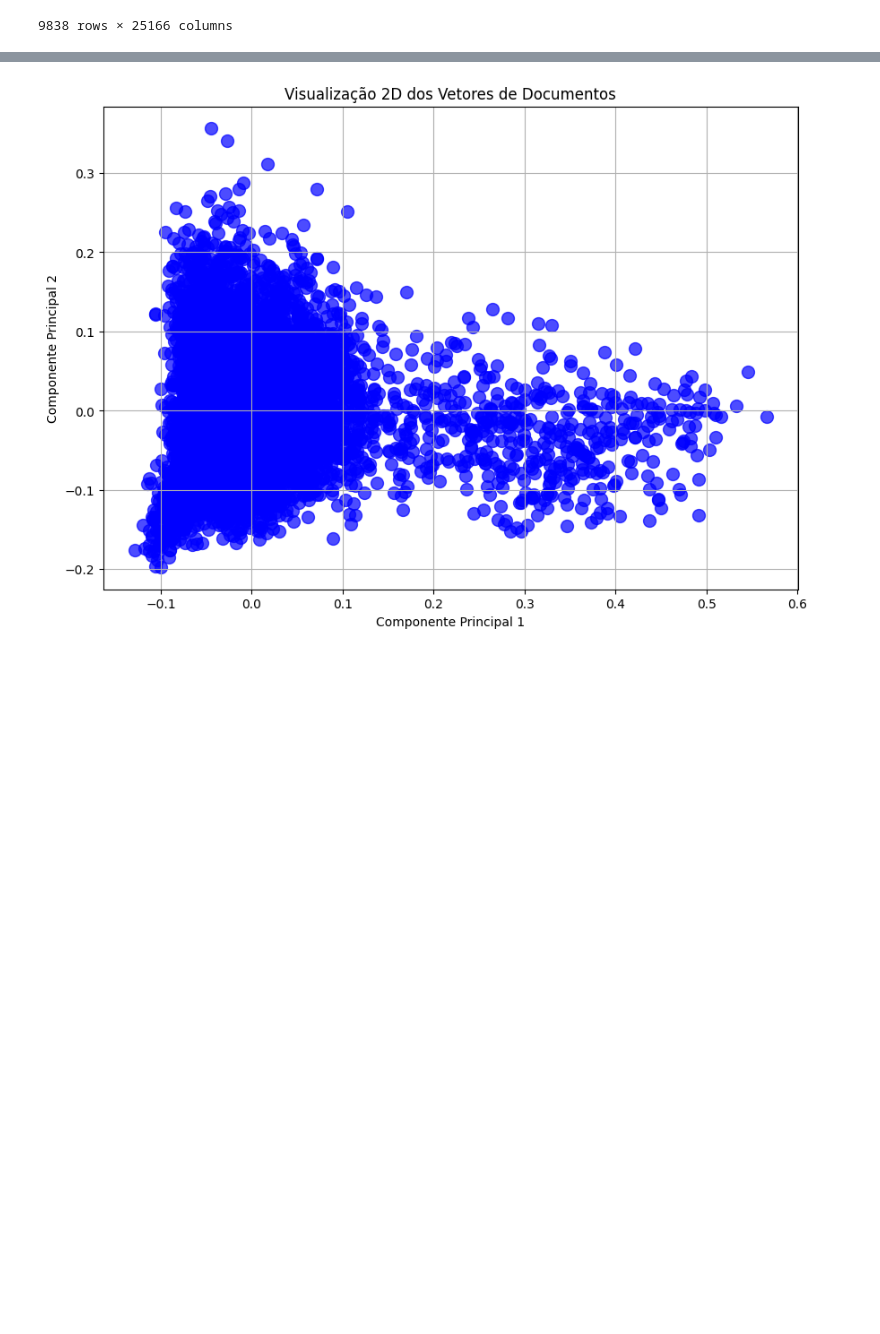
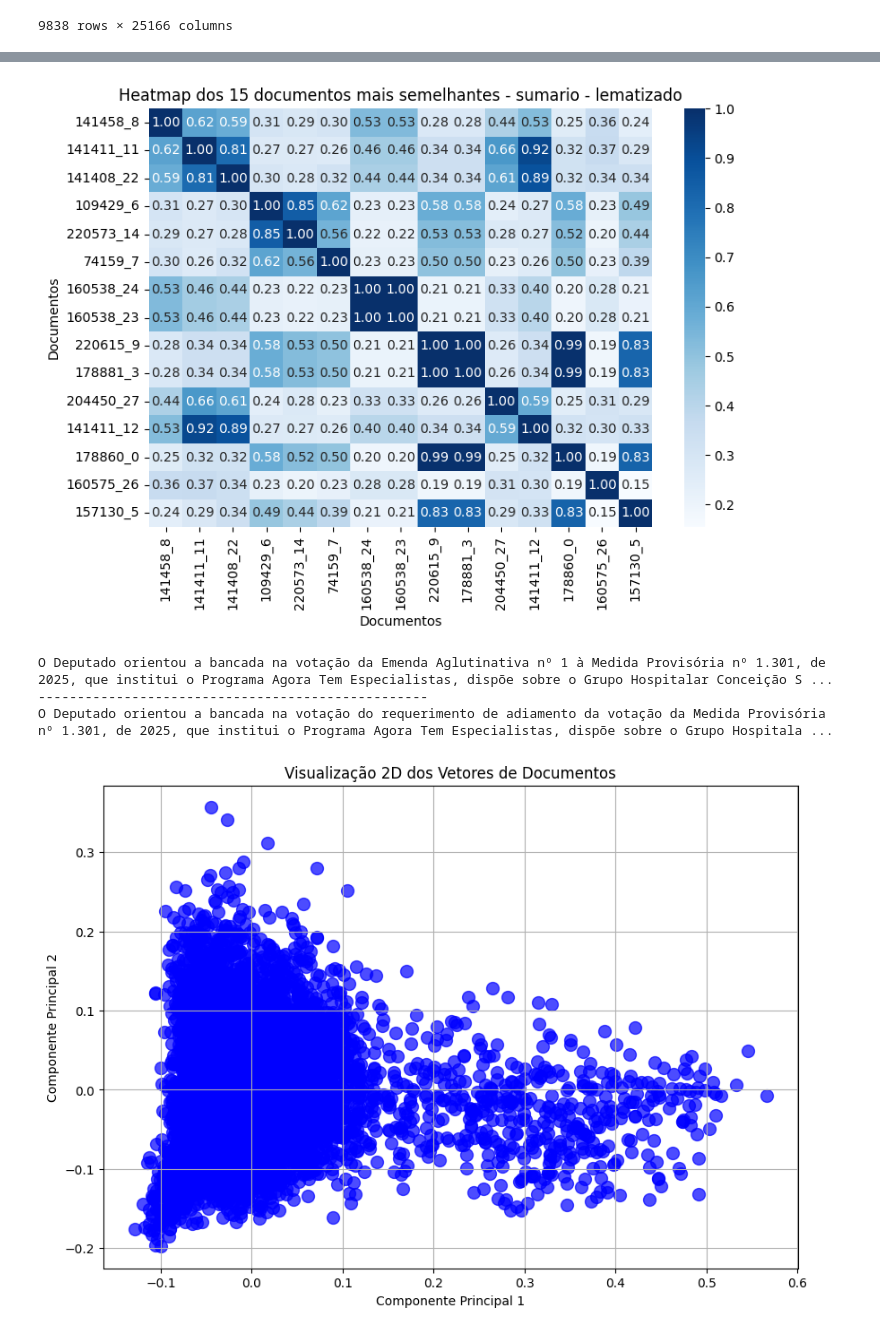
Before and after one commit to micaelol12/PLN, a Jupyter notebook: Trabalho/notebook.ipynb, the cells around one changed output, grey strips where cells are left out. Cells and saved outputs as stored; diff of their text form; code cells hidden in the pictures; blank space fills up the shorter version.

```diff
--- a/Trabalho/notebook.ipynb
+++ b/Trabalho/notebook.ipynb
@@ -231,3 +297,18 @@ UnboundLocalError: cannot access local variable 'doc_ids' where it is not associ
+# %%
+matriz_similaridade_top_n(x_sumario_tf_idf_lem, doc_ids_sumario_tf_idf_lem,15, "sumario - lematizado")
+# %% [output]
+[figure, added]
+# %%
+discurso_a = database.get_discurso_by_id(220573, 11)
+discurso_b = database.get_discurso_by_id(74159, 9)
+
+print(discurso_a["sumario"])
+print('-'*50)
+print(discurso_b["sumario"])
+# %% [output]
+O Deputado orientou a bancada na votação da Emenda Aglutinativa nº 1 à Medida Provisória nº 1.301, de 2025, que institui o Programa Agora Tem Especialistas, dispõe sobre o Grupo Hospitalar Conceição S ...
+--------------------------------------------------
+O Deputado orientou a bancada na votação do requerimento de adiamento da votação da Medida Provisória nº 1.301, de 2025, que institui o Programa Agora Tem Especialistas, dispõe sobre o Grupo Hospitala ...
 # %%
 grafico2D(x_tf_idf_token)
 # %% [output]
```
Also changed, not shown: parts of 12 cells of this notebook, 1 other file.
